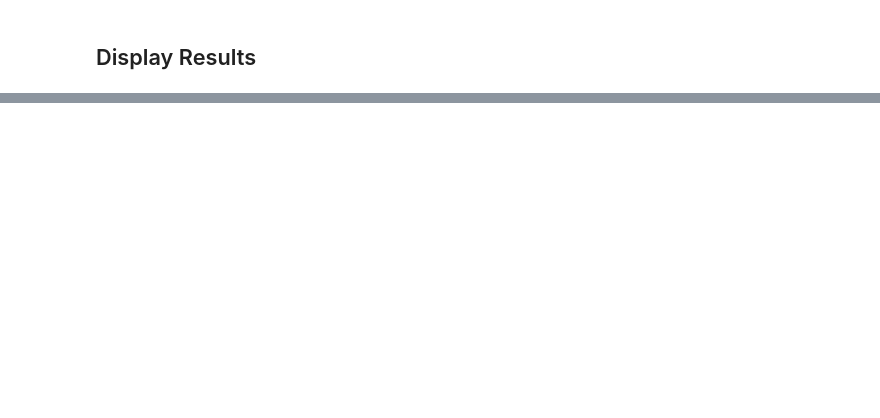
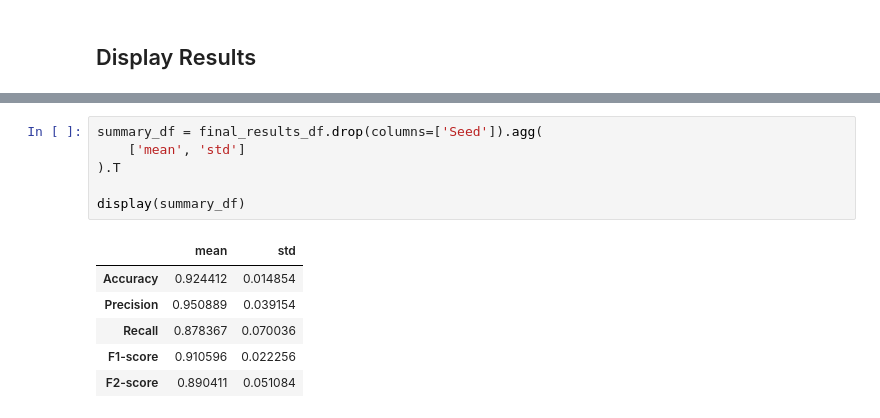
Before and after one commit to minxuan0923/AML_Assignment, a Jupyter notebook: Set5.ipynb, the cells around one changed output, grey strips where cells are left out. Drawn from its saved outputs; the diff is of its cells as text; blank space fills up the shorter version.

```diff
--- a/Set5.ipynb
+++ b/Set5.ipynb
@@ -229,0 +357,13 @@ display(df_results)
+# %%
+summary_df = final_results_df.drop(columns=['Seed']).agg(
+    ['mean', 'std']
+).T
+
+display(summary_df)
+# %% [output]
+|  | mean | std |
+| Accuracy | 0.924412 | 0.014854 |
+| Precision | 0.950889 | 0.039154 |
+| Recall | 0.878367 | 0.070036 |
+| F1-score | 0.910596 | 0.022256 |
+| F2-score | 0.890411 | 0.051084 |
```
Also changed, not shown: parts of 7 cells of this notebook.
